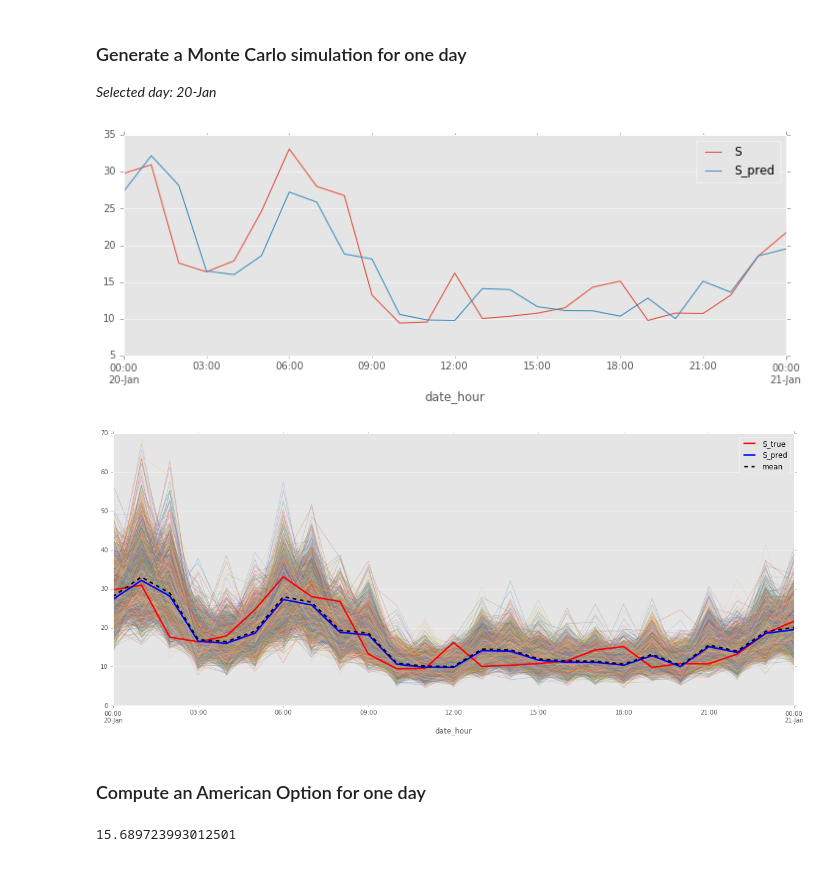
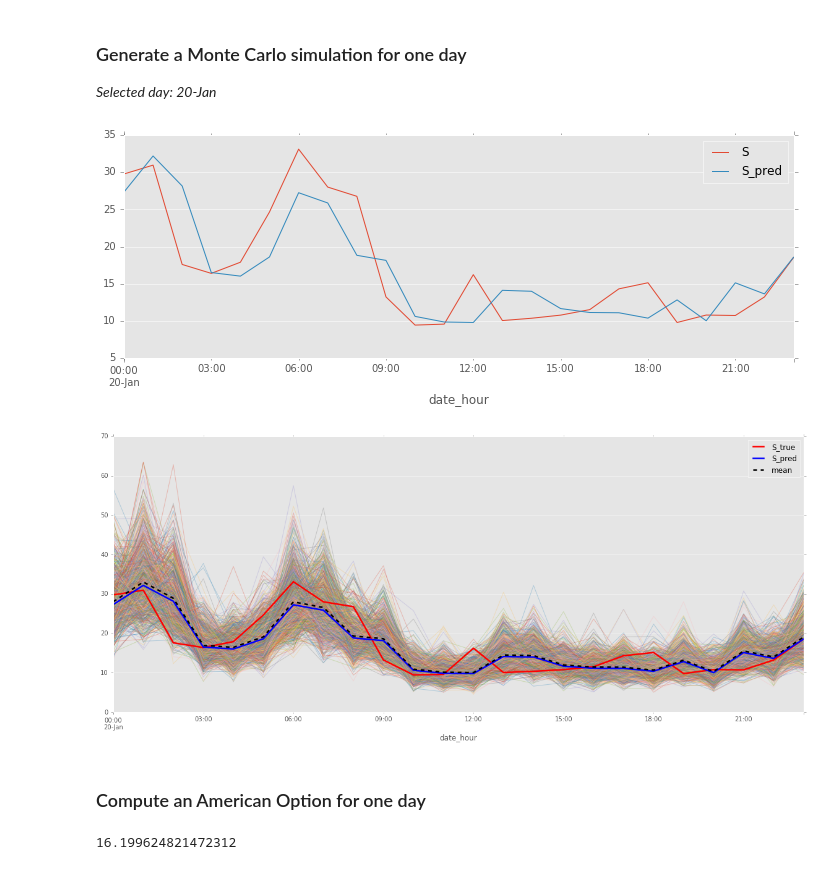
Before and after one commit to NonoMalpi/Secondary_band, a Jupyter notebook: Random_forest + ARIMA process for secondary band price.ipynb, the cells around one changed output. Drawn from its saved outputs; the diff is of its cells as text; code cells hidden in the pictures.

```diff
--- a/Random_forest + ARIMA process for secondary band price.ipynb
+++ b/Random_forest + ARIMA process for secondary band price.ipynb
@@ -174,34 +174,34 @@ ax2.set_title('Random_forest + ARIMA process + white noise');
 ### Generate a Monte Carlo simulation for one day
 *Selected day: 20-Jan*
 # %%
-#Create errors array, 25 hours, 10000 simulations
-errors_mc = generate_sn(25, 10000, std_innovations)
+#Create errors array, 24 hours, 10000 simulations
+errors_mc = generate_sn(24, 10000, std_innovations)
 # %%
 #Get index of desired day
 first_index = np.flatnonzero(rf_arima_df.index =='2017-01-20 00:00:00')[0]
 
 #Plot real values and predicted from random forest+AR without noise
-rf_arima_df.iloc[first_index:first_index+25][['S','S_pred']].plot(figsize=(12,4))
+rf_arima_df.iloc[first_index:first_index+24][['S','S_pred']].plot(figsize=(12,4))
 
 #Get prediction without noise to generate a Monte Carlo simulation
-fx_ar_mc = rf_arima_df.iloc[first_index:first_index+25]['S_pred'].values
+fx_ar_mc = rf_arima_df.iloc[first_index:first_index+24]['S_pred'].values
 # %% [output]
-[figure, old version]
+[figure, new version]
 # %%
 #Random paths
 band_price_mc = fx_ar_mc.reshape(-1,1) * np.exp(errors_mc)
-band_price_mc = pd.DataFrame(data = band_price_mc, index=rf_arima_df.iloc[first_index:first_index+25].index)
+band_price_mc = pd.DataFrame(data = band_price_mc, index=rf_arima_df.iloc[first_index:first_index+24].index)
 band_price_mc['mean'] = band_price_mc.mean(axis=1)
 band_price_mc['S_pred'] = fx_ar_mc
-band_price_mc['S_true'] = rf_arima_df.iloc[first_index:first_index+25]['S']
+band_price_mc['S_true'] = rf_arima_df.iloc[first_index:first_index+24]['S']
 # %%
 #Plot random paths, hourly mean, prediction without noise and real band price
 fig, ax = plt.subplots(1,1, figsize=(20,8))
-band_price_mc.iloc[:, :2000].plot(alpha=0.3, legend=False, ax=ax)
+band_price_mc.iloc[:, :1000].plot(alpha=0.3, legend=False, ax=ax)
 band_price_mc[['S_true', 'S_pred']].plot(lw=2.5, ax=ax, color=('red', 'blue'))
 band_price_mc[['mean']].plot(lw=2.5, color='black', linestyle='--',ax=ax);
 # %% [output]
-[figure, old version]
+[figure, new version]
 # %% [markdown]
 ### Compute an American Option for one day
 # %%
@@ -209,4 +209,4 @@ S = band_price_mc.iloc[:,:10000].values
 # %%
 compute_mcs_amer_option(S, 20, 3)
 # %% [output]
-15.689723993012501
+16.199624821472312
```
Also changed, not shown: parts of 2 cells of this notebook, 2 other files.
